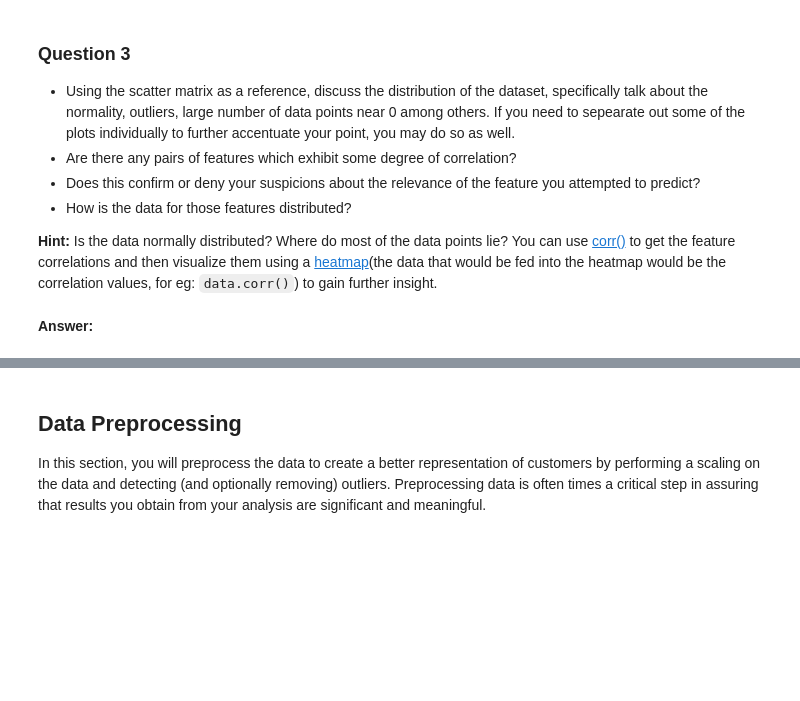
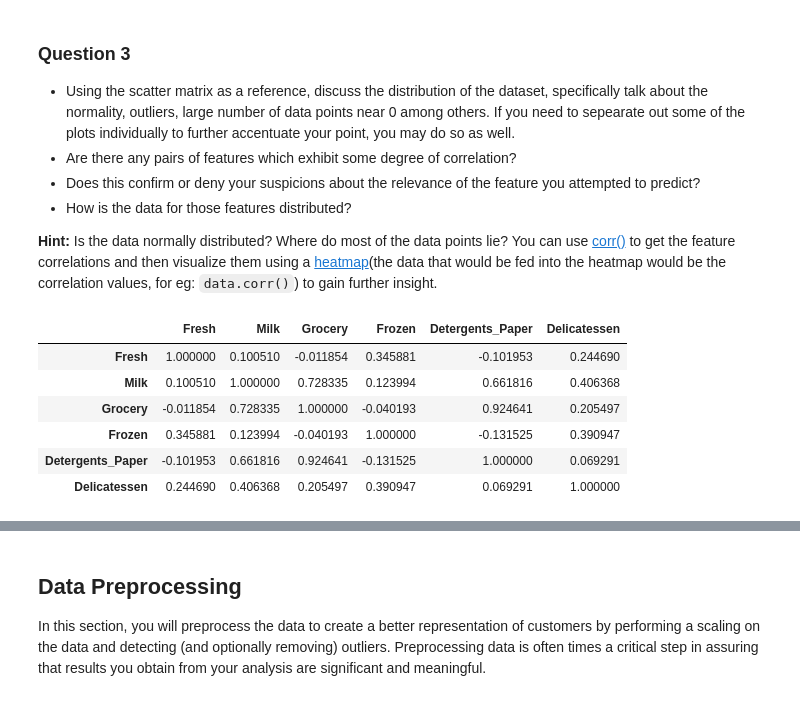
Before and after one commit to SimoneRomero/customer-segments, a Jupyter notebook: customer_segments/customer_segments.ipynb, the cells around one changed output, grey strips where cells are left out. Cells and saved outputs as stored; diff of their text form; code cells hidden in the pictures; blank space fills up the shorter version.

Commit message:
Answered to Question 4

```diff
--- a/customer_segments/customer_segments.ipynb
+++ b/customer_segments/customer_segments.ipynb
@@ -156,5 +158,13 @@ pd.scatter_matrix(data, alpha = 0.3, figsize = (14,8), diagonal = 'kde');
 * How is the data for those features distributed?
 
 **Hint:** Is the data normally distributed? Where do most of the data points lie? You can use [corr()](https://pandas.pydata.org/pandas-docs/stable/generated/pandas.DataFrame.corr.html) to get the feature correlations and then visualize them using a [heatmap](http://seaborn.pydata.org/generated/seaborn.heatmap.html)(the data that would be fed into the heatmap would be the correlation values, for eg: `data.corr()`) to gain further insight.
-# %% [markdown]
-**Answer:**
+# %%
+data.corr()
+# %% [output]
+|  | Fresh | Milk | Grocery | Frozen | Detergents_Paper | Delicatessen |
+| Fresh | 1.000000 | 0.100510 | -0.011854 | 0.345881 | -0.101953 | 0.244690 |
+| Milk | 0.100510 | 1.000000 | 0.728335 | 0.123994 | 0.661816 | 0.406368 |
+| Grocery | -0.011854 | 0.728335 | 1.000000 | -0.040193 | 0.924641 | 0.205497 |
+| Frozen | 0.345881 | 0.123994 | -0.040193 | 1.000000 | -0.131525 | 0.390947 |
+| Detergents_Paper | -0.101953 | 0.661816 | 0.924641 | -0.131525 | 1.000000 | 0.069291 |
+| Delicatessen | 0.244690 | 0.406368 | 0.205497 | 0.390947 | 0.069291 | 1.000000 |
```
Also changed, not shown: parts of 12 cells of this notebook.
